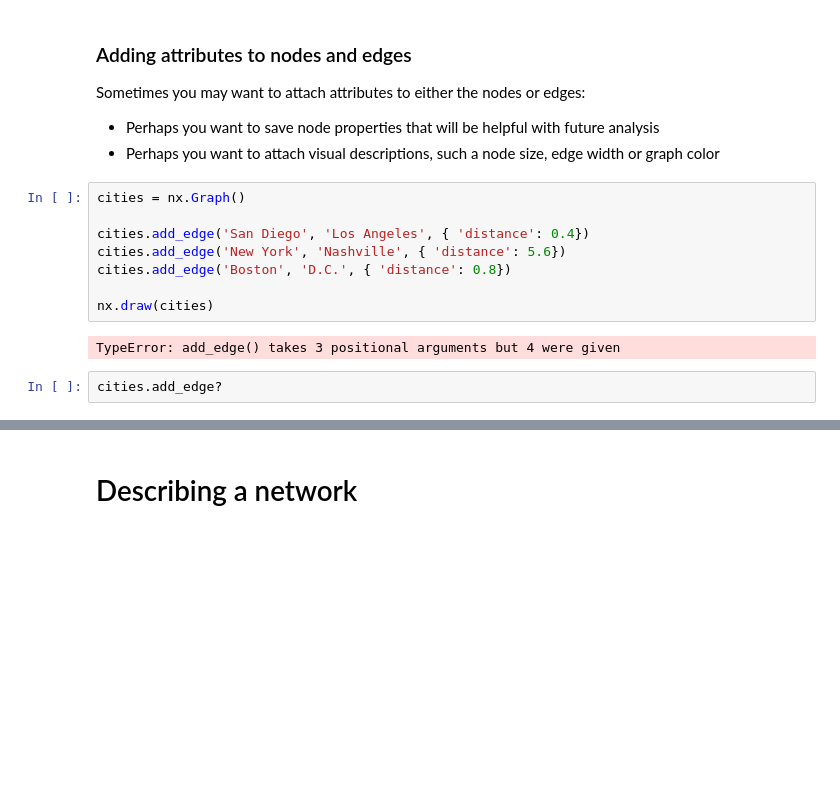
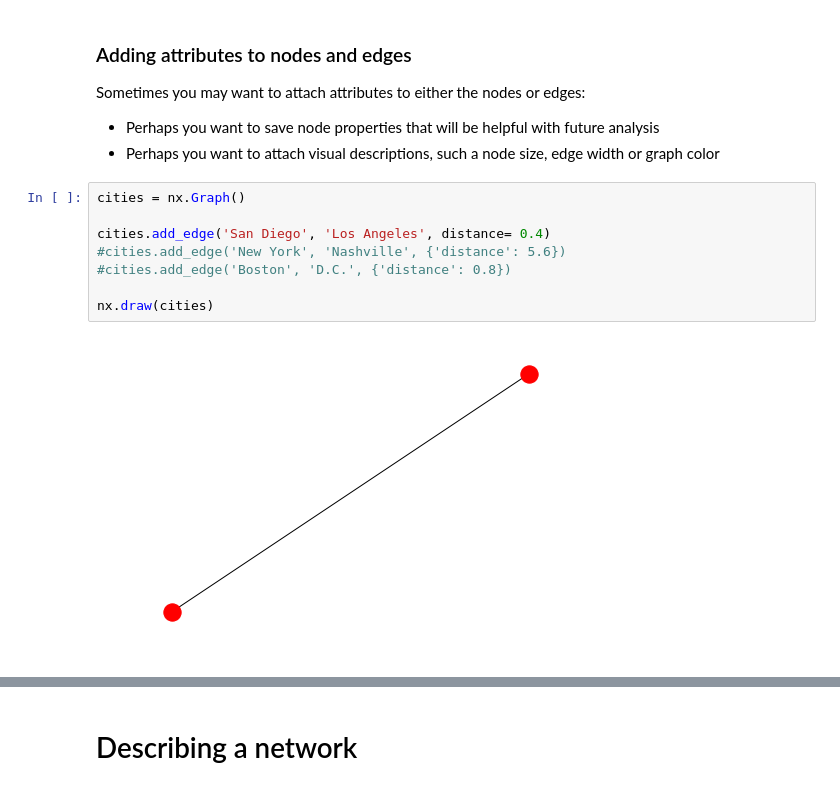
Before and after one commit to jawadmhoque/ce599, a Jupyter notebook: 14-Networks/Networks.ipynb, the cells around one changed output, grey strips where cells are left out. Drawn from its saved outputs; the diff is of its cells as text; blank space fills up the shorter version.

```diff
--- a/14-Networks/Networks.ipynb
+++ b/14-Networks/Networks.ipynb
@@ -156,12 +156,10 @@ Sometimes you may want to attach attributes to either the nodes or edges:
 # %%
 cities = nx.Graph()
 
-cities.add_edge('San Diego', 'Los Angeles', { 'distance': 0.4})
-cities.add_edge('New York', 'Nashville', { 'distance': 5.6})
-cities.add_edge('Boston', 'D.C.', { 'distance': 0.8})
+cities.add_edge('San Diego', 'Los Angeles', distance= 0.4)
+#cities.add_edge('New York', 'Nashville', {'distance': 5.6})
+#cities.add_edge('Boston', 'D.C.', {'distance': 0.8})
 
 nx.draw(cities)
 # %% [output]
-TypeError: add_edge() takes 3 positional arguments but 4 were given
+[figure, added]
-# %%
-cities.add_edge?
```
Also changed, not shown: parts of 24 cells of this notebook, 3 other files.
